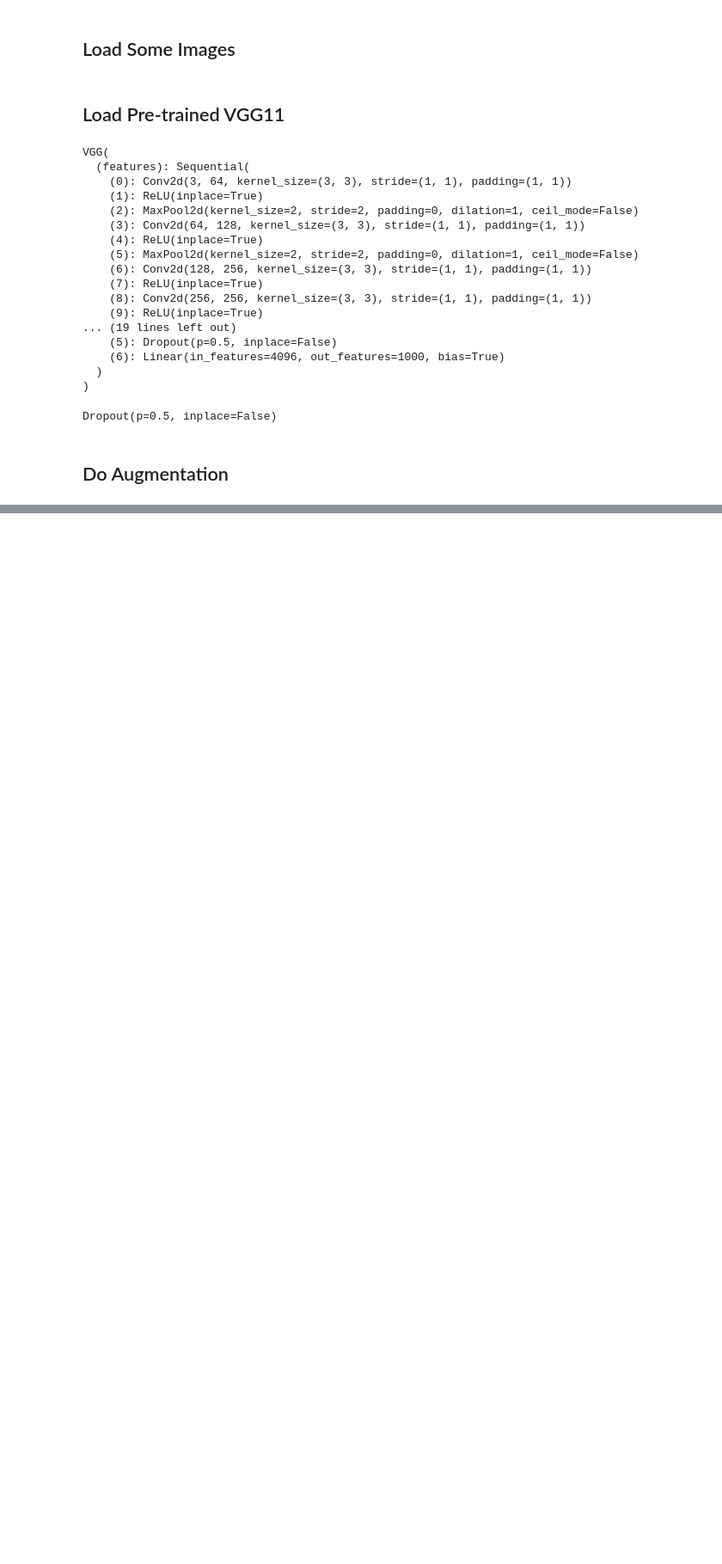
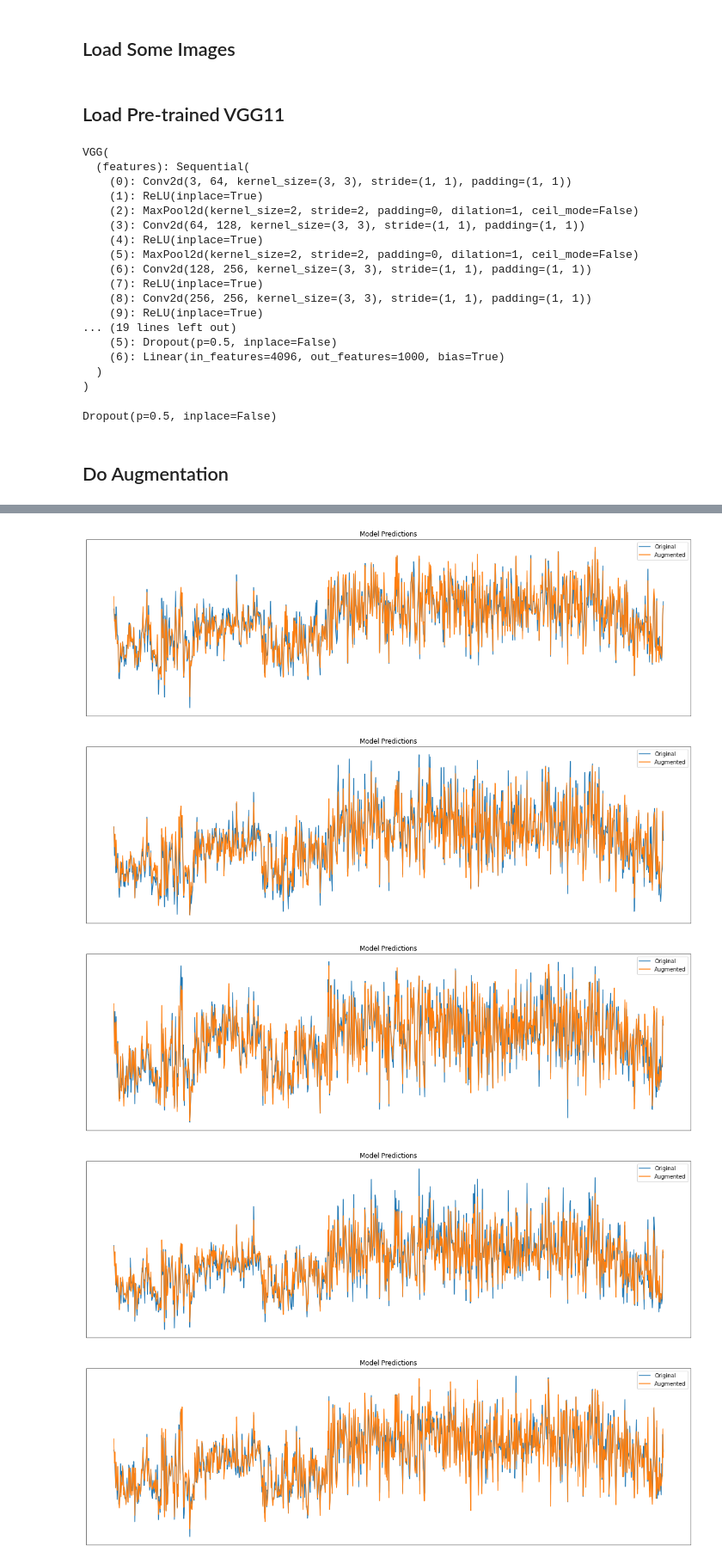
Before and after one commit to dkloving/dropviz, a Jupyter notebook: examples/VGG 11.ipynb, the cells around one changed output, grey strips where cells are left out. Shown at 86% size. Drawn from its saved outputs; the diff is of its cells as text; code cells hidden in the pictures; blank space fills up the shorter version.

```diff
--- a/examples/VGG 11.ipynb
+++ b/examples/VGG 11.ipynb
@@ -142,0 +147,13 @@ WARNING: at max iterations loss did not converge. Final loss was 0.0149597078561
+# %%
+for j in range(len(output[0])):
+    plt.figure(figsize=(20, 6))
+    plt.plot(output[0][j], label='Original')
+    plt.plot(output[1][j], label='Augmented')
+    plt.title("Model Predictions")
+    plt.legend();
+# %% [output]
+[figure, added]
+[figure, added]
+[figure, added]
+[figure, added]
+[figure, added]
```
Also changed, not shown: parts of 2 cells of this notebook, 2 other files.
